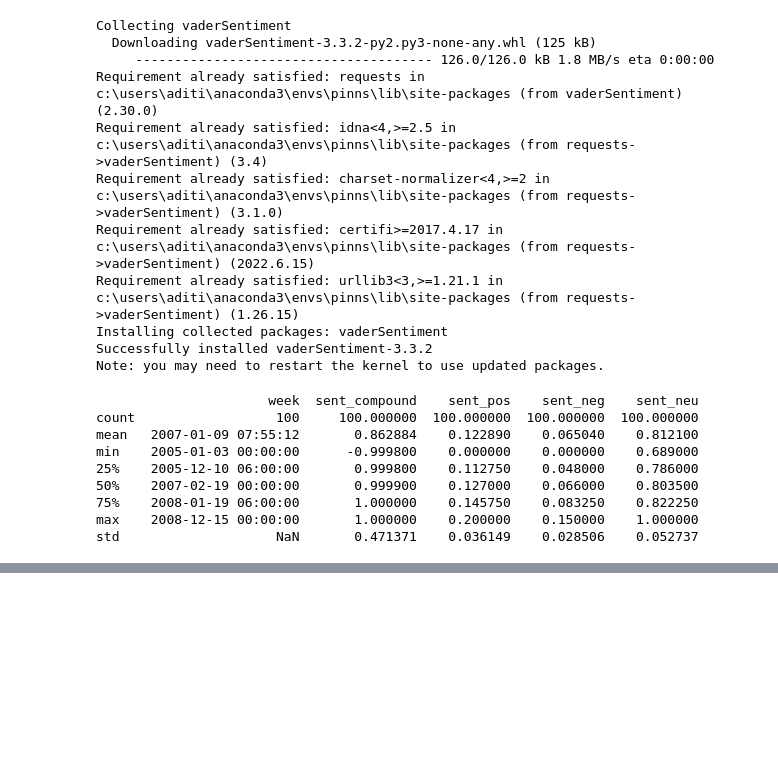
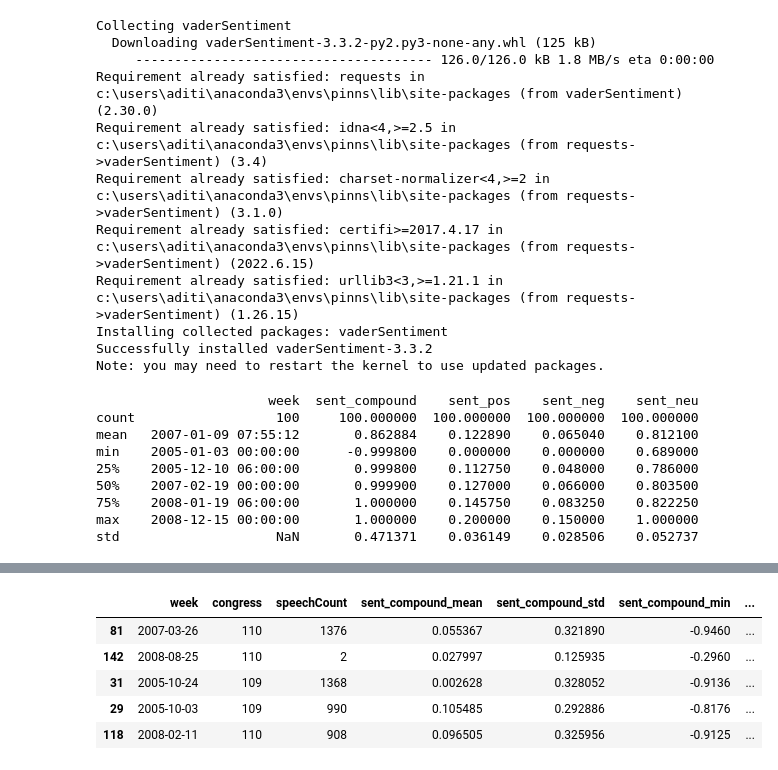
Before and after one commit to macdeath-AA/congressional-records-events-saliency, a Jupyter notebook: code/analysis.ipynb, the cells around one changed output, grey strips where cells are left out. Saved outputs shown, nothing was run; the diff lists cells and outputs as text; code cells hidden in the pictures; blank space fills up the shorter version.

```diff
--- a/code/analysis.ipynb
+++ b/code/analysis.ipynb
@@ -395,0 +425,9 @@ print(dfSample.drop(columns=["week","congress","speechCount"]).describe())
+# %%
+dfSample.head(5)
+# %% [output]
+|  | week | congress | speechCount | sent_compound_mean | sent_compound_std | sent_compound_min | ... |
+| 81 | 2007-03-26 | 110 | 1376 | 0.055367 | 0.321890 | -0.9460 | ... |
+| 142 | 2008-08-25 | 110 | 2 | 0.027997 | 0.125935 | -0.2960 | ... |
+| 31 | 2005-10-24 | 109 | 1368 | 0.002628 | 0.328052 | -0.9136 | ... |
+| 29 | 2005-10-03 | 109 | 990 | 0.105485 | 0.292886 | -0.8176 | ... |
+| 118 | 2008-02-11 | 110 | 908 | 0.096505 | 0.325956 | -0.9125 | ... |
```
Also changed, not shown: parts of 6 cells of this notebook, 1 other file.
